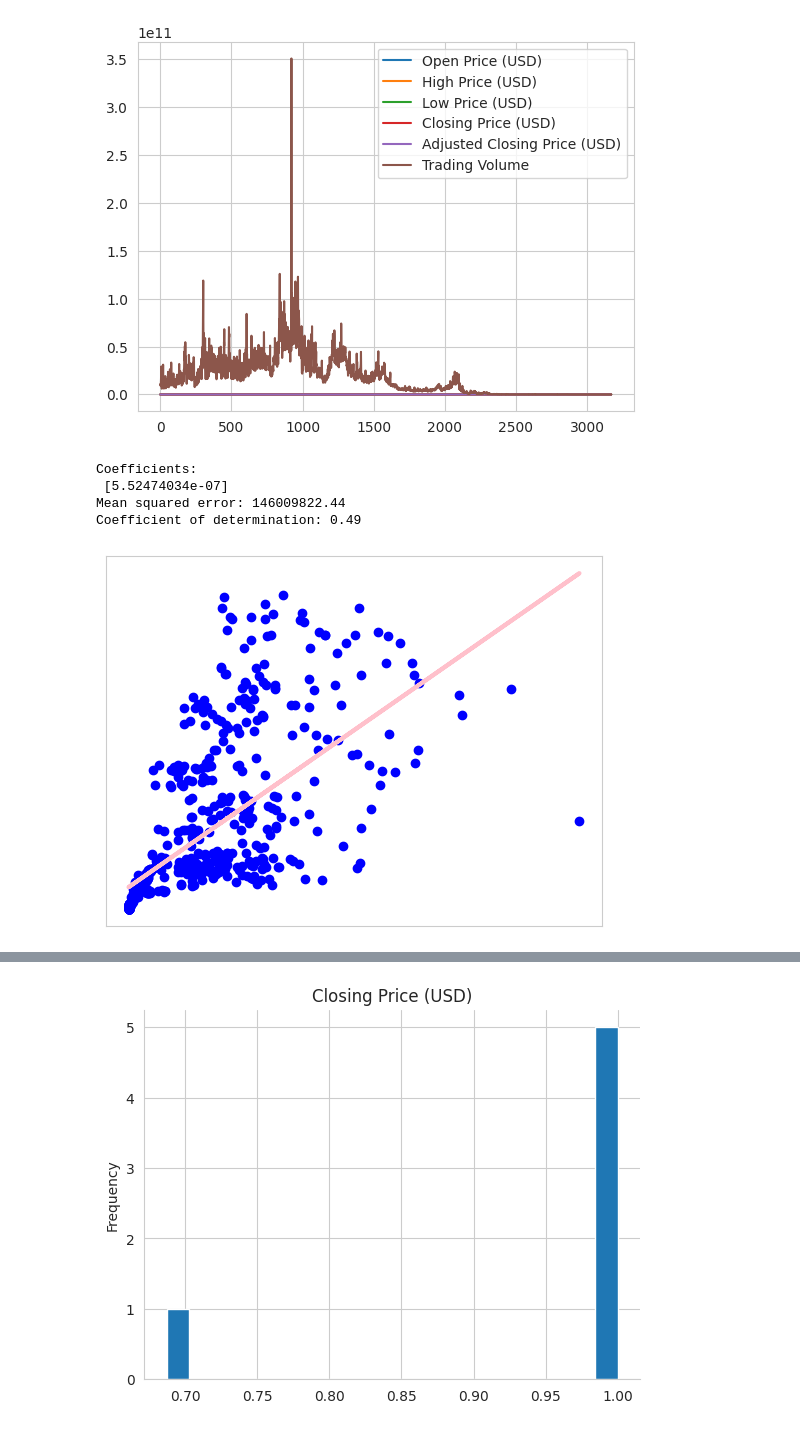
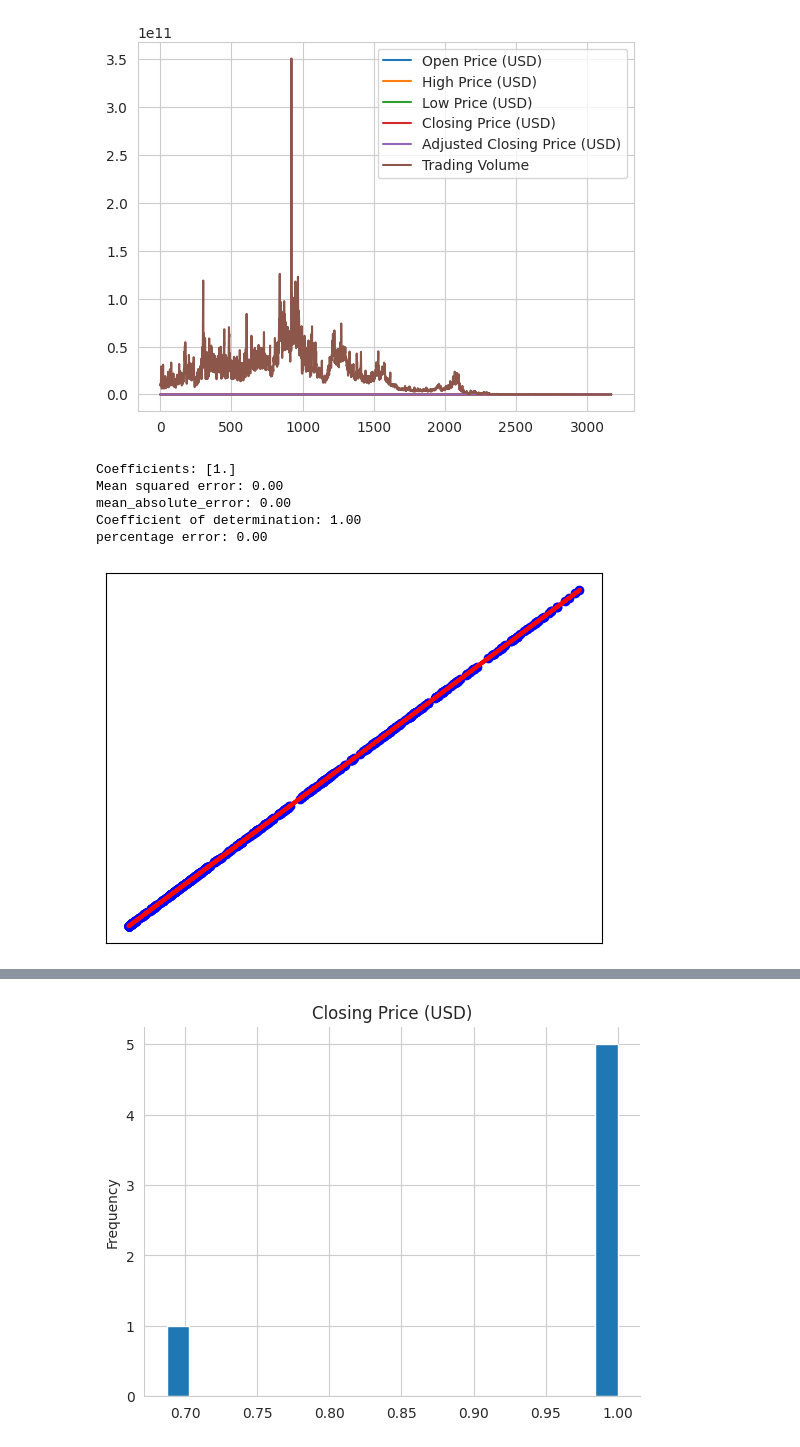
Before and after one commit to ayatkatka/bitcoin, a Jupyter notebook: bitcoinDataset.ipynb, the cells around one changed output, grey strips where cells are left out. Cells and saved outputs as stored; diff of their text form; code cells hidden in the pictures.

```diff
--- a/bitcoinDataset.ipynb
+++ b/bitcoinDataset.ipynb
@@ -198,38 +511,45 @@ df.plot()
 # %%
 import pandas as pd
 import seaborn as sns
 import matplotlib.pyplot as plt
 from sklearn.linear_model import LinearRegression
 from sklearn.model_selection import train_test_split
-from sklearn.metrics import mean_squared_error, r2_score
+from sklearn.metrics import mean_squared_error, r2_score, mean_absolute_error
+from sklearn.metrics import mean_absolute_percentage_error
+
 
 file_path = 'bitcoinDataset.csv'
 bitcoin_df = pd.read_csv(file_path)
 
-X = bitcoin_df[['Trading Volume']]
+X = bitcoin_df[['Closing Price (USD)']]
 y = bitcoin_df['Adjusted Closing Price (USD)']
 
-X_train, X_test, y_train, y_test = train_test_split(X, y, test_size=0.2, random_state=0)
+X_train, X_test, y_train, y_test = train_test_split(X, y, test_size=0.3, random_state=0)
 
 regr = LinearRegression()
 
 regr.fit(X_train, y_train)
 
 y_pred = regr.predict(X_test)
 
-print('Coefficients: \n', regr.coef_)
+print('Coefficients:', regr.coef_)
 print('Mean squared error: %.2f' % mean_squared_error(y_test, y_pred))
+print('mean_absolute_error: %.2f' % mean_absolute_error(y_test, y_pred))
 print('Coefficient of determination: %.2f' % r2_score(y_test, y_pred))
+print('percentage error: %.2f' % mean_absolute_percentage_error
+
+(y_test, y_pred))
 
 plt.scatter(X_test, y_test, color='blue')
-plt.plot(X_test, y_pred, color='pink', linewidth=3)
+plt.plot(X_test, y_pred, color='red', linewidth=3)
 
 plt.xticks(())
 plt.yticks(())
 plt.show()
 # %% [output]
-Coefficients:
- [5.52474034e-07]
-Mean squared error: 146009822.44
-Coefficient of determination: 0.49
+Coefficients: [1.]
+Mean squared error: 0.00
+mean_absolute_error: 0.00
+Coefficient of determination: 1.00
+percentage error: 0.00
-[figure, old version]
+[figure, new version]
```
Also changed, not shown: parts of 43 cells of this notebook.
